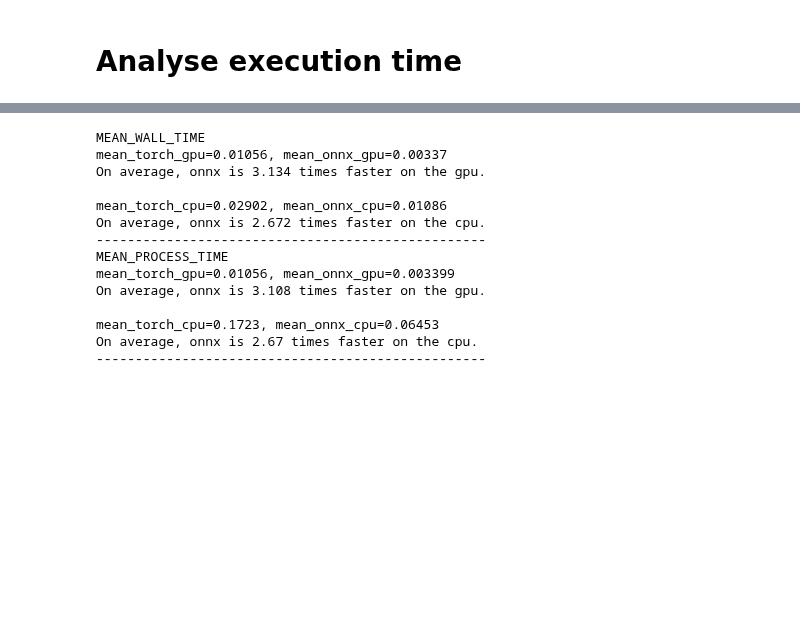
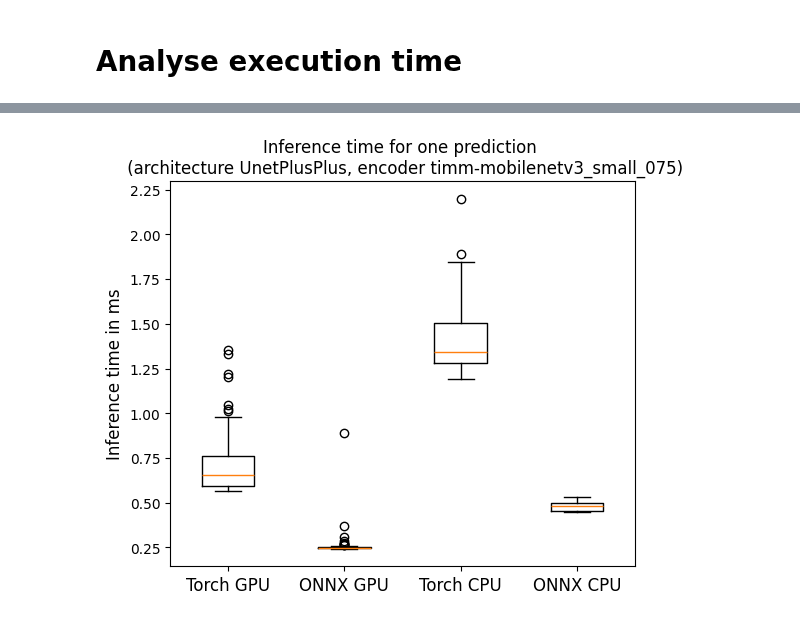
Before and after one commit to shortery/dp-dm-codes, a Jupyter notebook: src/inference_playground.ipynb, the cells around one changed output, grey strips where cells are left out. Cells and saved outputs as stored; diff of their text form; code cells hidden in the pictures; blank space fills up the shorter version.

```diff
--- a/src/inference_playground.ipynb
+++ b/src/inference_playground.ipynb
@@ -326,10 +532,0 @@ sorted_ckpt_snowball
-# %%
-labels = []
-for index, row in sorted_ckpt_snowball.iterrows():
-    label = ""
-    label += "onnx" if row["is_onnx"] else "torch"
-    label += " "
-    label += "cpu" if row["run_on_cpu"] else "gpu"
-    labels.append(label)
-
-labels
@@ -338,8 +533,26 @@ labels
+# %%
+ckpt_path_unet_pp_eff_b3 = "checkpoints/golden-bush-203/step=1000--corr_dec=0.5545.ckpt"
+ckpt_path_unet_pp_eff_b0 = "checkpoints/swept-snowball-211/step=900--corr_dec=0.5446.ckpt"
+ckpt_path_unet_pp_eff_b6 = "checkpoints/charmed-plant-213/step=1600--corr_dec=0.5644.ckpt"
+ckpt_path_mobilenet_small = "checkpoints/snowy-fire-216/step=1100--corr_dec=0.5347.ckpt"
 # %%
-h_params = ckpt_snowball["loaded_model_hparams"][0]["architecture_config"]
-fig = plt.figure()
-plt.boxplot(sorted_ckpt_snowball["wall_time"], labels=labels)
-plt.xlabel("model")
-plt.ylabel("time in seconds")
-plt.title(f"Inference runtime for one prediction \n (architecture {h_params['arch']}, encoder {h_params['encoder_name']})")
-plt.show()
+def plot_inference_time_boxplot(checkpoint_path: str, df_runtimes: pd.DataFrame):
+    df_checkpoint = df_runtimes[df_runtimes["checkpoint_path"] == checkpoint_path]
+    sorted_df_checkpoint = df_checkpoint.sort_values(["run_on_cpu", "is_onnx"])
+
+    labels = []
+    for index, row in sorted_df_checkpoint.iterrows():
+        label = ""
+        label += "ONNX" if row["is_onnx"] else "Torch"
+        label += " "
+        label += "CPU" if row["run_on_cpu"] else "GPU"
+        labels.append(label)
+
+    h_params = df_checkpoint["loaded_model_hparams"].values[0]["architecture_config"]
+
+    fig = plt.figure(figsize=(6, 5))
+    plt.boxplot(df_checkpoint["wall_time_ms"], labels=labels)
+    plt.ylabel("Inference time in ms", fontsize=12)
+    plt.title(f"Inference time for one prediction \n (architecture {h_params['arch']}, encoder {h_params['encoder_name']})", fontsize=12)
+    plt.tick_params(axis='x', labelsize=12)
+    plt.show()
@@ -362,28 +559,4 @@ mean_runtimes
-# %%
-for col in ["mean_wall_time", "mean_process_time"]:
-    print(col.upper())
-    mean_torch_gpu = mean_runtimes[~mean_runtimes["run_on_cpu"] & ~mean_runtimes["is_onnx"]][col].item()
-    mean_onnx_gpu = mean_runtimes[~mean_runtimes["run_on_cpu"] & mean_runtimes["is_onnx"]][col].item()
-    print(f"{mean_torch_gpu=:.4}, {mean_onnx_gpu=:.4}")
-    print(f"On average, onnx is {mean_torch_gpu/mean_onnx_gpu:.4} times faster on the gpu.")
-    print()
-    mean_torch_cpu = mean_runtimes[mean_runtimes["run_on_cpu"] & ~mean_runtimes["is_onnx"]][col].item()
-    mean_onnx_cpu = mean_runtimes[mean_runtimes["run_on_cpu"] & mean_runtimes["is_onnx"]][col].item()
-    print(f"{mean_torch_cpu=:.4}, {mean_onnx_cpu=:.4}")
-    print(f"On average, onnx is {mean_torch_cpu/mean_onnx_cpu:.4} times faster on the cpu.")
-    print("-" * 50)
-# %% [output]
-MEAN_WALL_TIME
-mean_torch_gpu=0.01056, mean_onnx_gpu=0.00337
-On average, onnx is 3.134 times faster on the gpu.
-
-mean_torch_cpu=0.02902, mean_onnx_cpu=0.01086
-On average, onnx is 2.672 times faster on the cpu.
---------------------------------------------------
-MEAN_PROCESS_TIME
-mean_torch_gpu=0.01056, mean_onnx_gpu=0.003399
-On average, onnx is 3.108 times faster on the gpu.
-
-mean_torch_cpu=0.1723, mean_onnx_cpu=0.06453
-On average, onnx is 2.67 times faster on the cpu.
---------------------------------------------------
+# %%
+plot_inference_time_boxplot(ckpt_path_mobilenet_small, df_real_size_runtimes)
+# %% [output]
+[figure, added]
```
Also changed, not shown: parts of 27 cells of this notebook.
